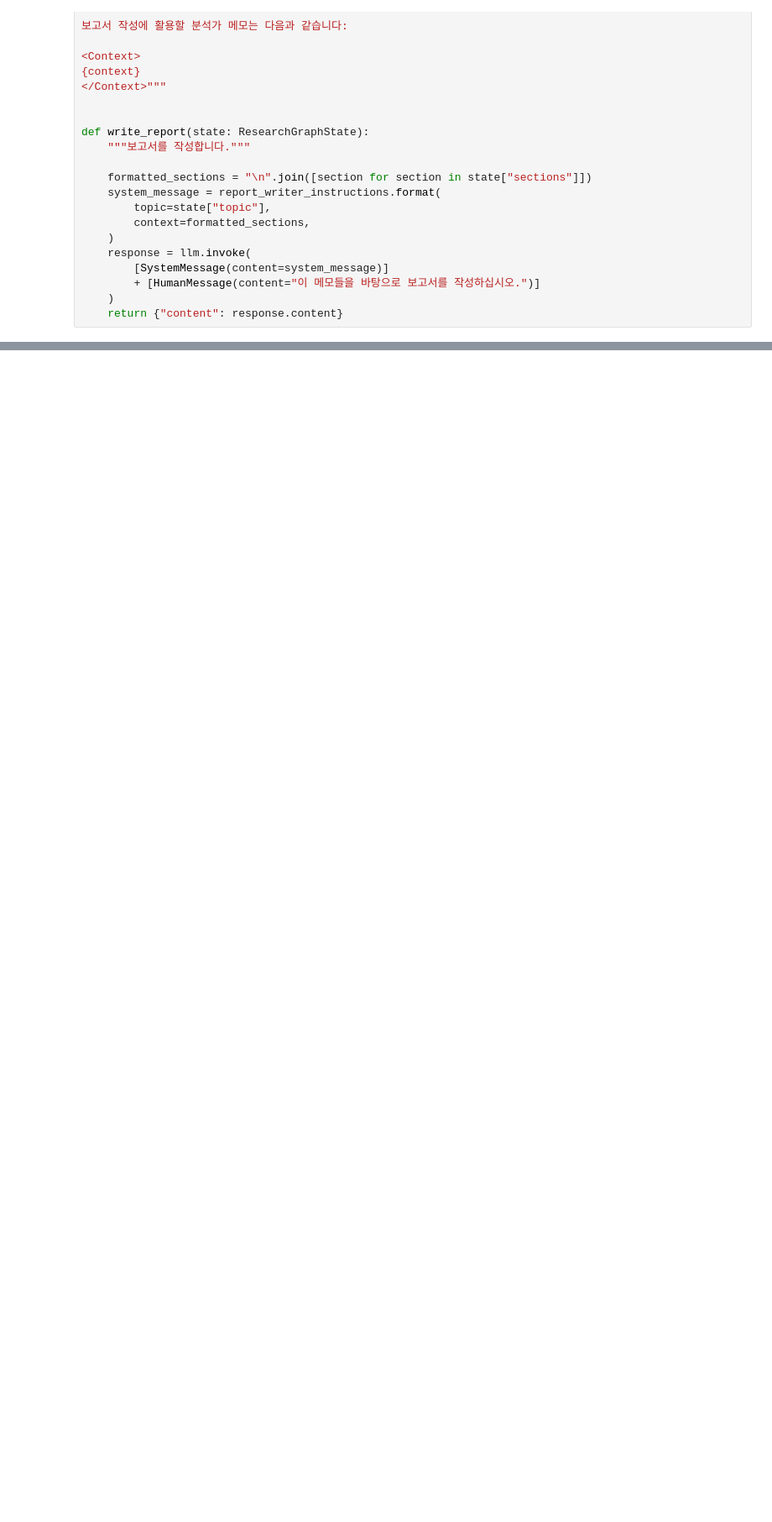
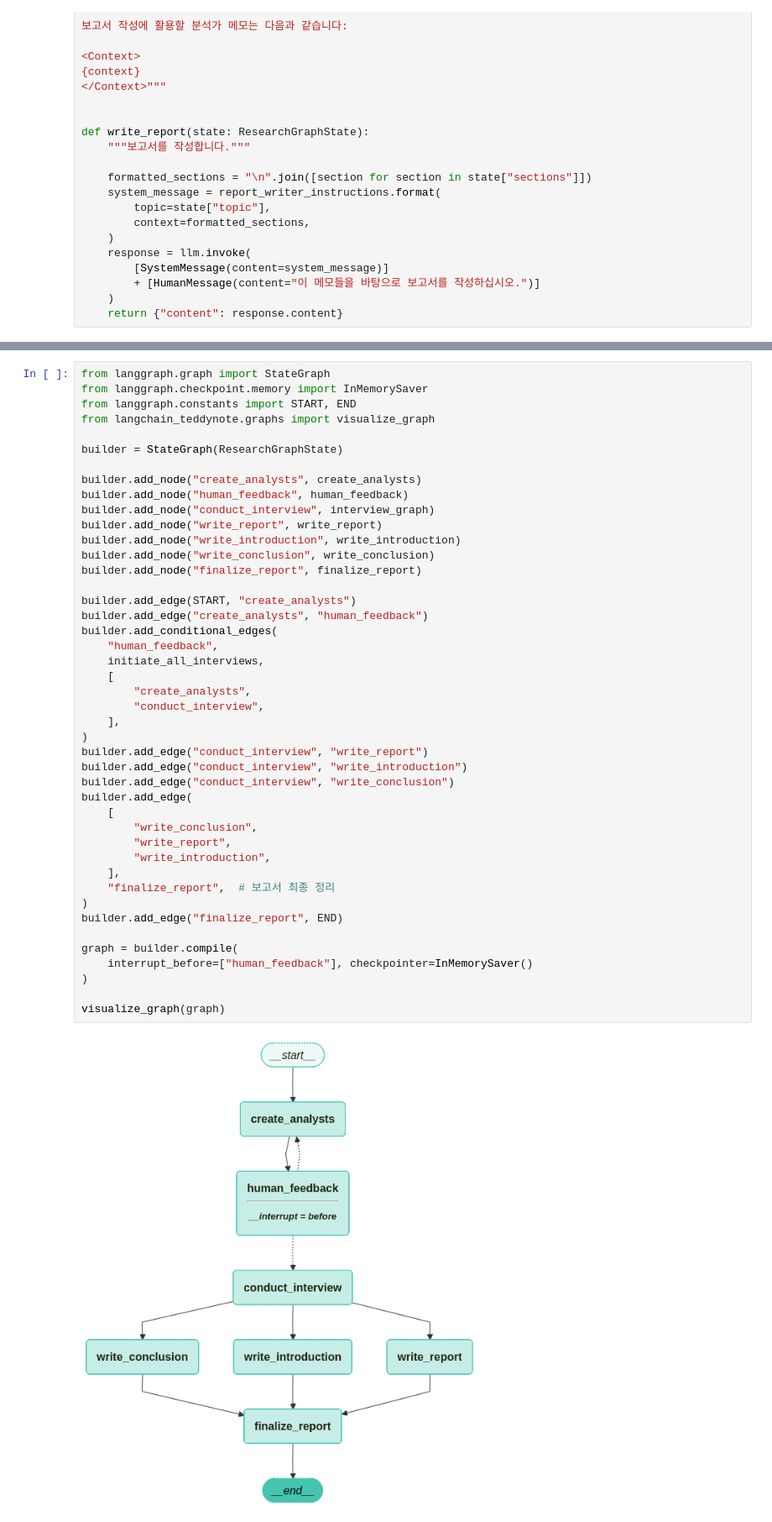
Before and after one commit to jeongsk/langchain-academy, a Jupyter notebook: projects/11-Research-Assistant.ipynb, the cells around one changed output, grey strips where cells are left out. Shown at 84% size. Drawn from its saved outputs; the diff is of its cells as text; blank space fills up the shorter version.

```diff
--- a/projects/11-Research-Assistant.ipynb
+++ b/projects/11-Research-Assistant.ipynb
@@ -1049 +1048,47 @@ def finalize_report(state: ResearchGraphState):
     return {"final_report": final_report}
+# %%
+from langgraph.graph import StateGraph
+from langgraph.checkpoint.memory import InMemorySaver
+from langgraph.constants import START, END
+from langchain_teddynote.graphs import visualize_graph
+
+builder = StateGraph(ResearchGraphState)
+
+builder.add_node("create_analysts", create_analysts)
+builder.add_node("human_feedback", human_feedback)
+builder.add_node("conduct_interview", interview_graph)
+builder.add_node("write_report", write_report)
+builder.add_node("write_introduction", write_introduction)
+builder.add_node("write_conclusion", write_conclusion)
+builder.add_node("finalize_report", finalize_report)
+
+builder.add_edge(START, "create_analysts")
+builder.add_edge("create_analysts", "human_feedback")
+builder.add_conditional_edges(
+    "human_feedback",
+    initiate_all_interviews,
+    [
+        "create_analysts",
+        "conduct_interview",
+    ],
+)
+builder.add_edge("conduct_interview", "write_report")
+builder.add_edge("conduct_interview", "write_introduction")
+builder.add_edge("conduct_interview", "write_conclusion")
+builder.add_edge(
+    [
+        "write_conclusion",
+        "write_report",
+        "write_introduction",
+    ],
+    "finalize_report",  # 보고서 최종 정리
+)
+builder.add_edge("finalize_report", END)
+
+graph = builder.compile(
+    interrupt_before=["human_feedback"], checkpointer=InMemorySaver()
+)
+
+visualize_graph(graph)
+# %% [output]
+[figure, added]
```
Also changed, not shown: parts of 1 cell of this notebook.
